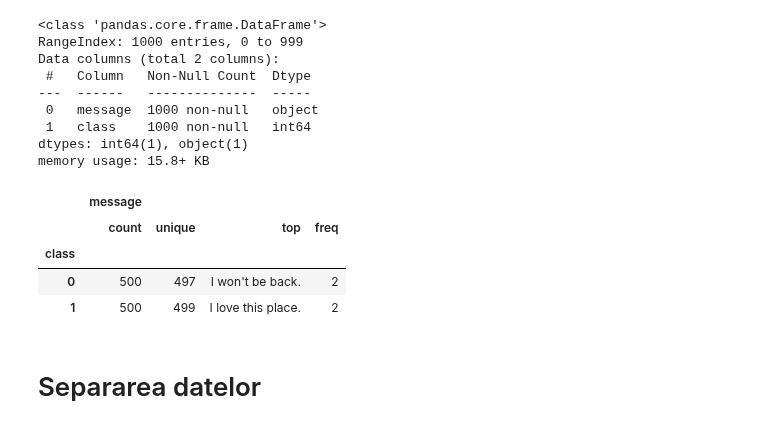
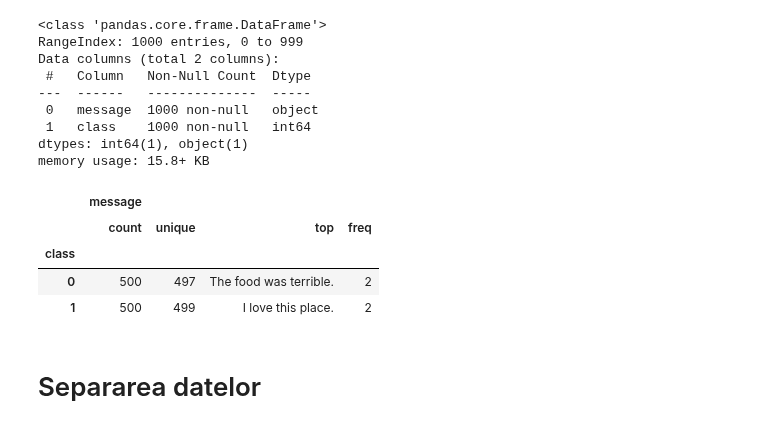
Before and after one commit to Bianca008/IDS_Lixandru_Pepene, a Jupyter notebook: Laborator11/Laborator11-Lixandru&Pepene.ipynb, the cells around one changed output. Drawn from its saved outputs; the diff is of its cells as text; code cells hidden in the pictures.

```diff
--- a/Laborator11/Laborator11-Lixandru&Pepene.ipynb
+++ b/Laborator11/Laborator11-Lixandru&Pepene.ipynb
@@ -139,14 +144,19 @@ Data columns (total 2 columns):
  1   class    1000 non-null   int64
 dtypes: int64(1), object(1)
 memory usage: 15.8+ KB
-# %%
-dataset_sentiment.groupby('class').describe()
-# %% [output]
-|  | message |  |  |  |
-|  | count | unique | top | freq |
-| class |  |  |  |  |
-| 0 | 500 | 497 | I won't be back. | 2 |
-| 1 | 500 | 499 | I love this place. | 2 |
+# %%
+'''Observam ca setul de date este echilibrat, continand 500 de inregistrari
+de clasa 0 si 500 de inregistrari de clasa 1. Cel mai frcvent text are 2
+repetitii semn ca nu intalnim acelasi text foarte des(avem 497, 499 de
+inregistrari unice din 500,500)'''
+
+dataset_sentiment.groupby('class').describe()
+# %% [output]
+|  | message |  |  |  |
+|  | count | unique | top | freq |
+| class |  |  |  |  |
+| 0 | 500 | 497 | The food was terrible. | 2 |
+| 1 | 500 | 499 | I love this place. | 2 |
 # %% [markdown]
 # Separarea datelor
 # %% [markdown]
```
Also changed, not shown: parts of 19 cells of this notebook.
